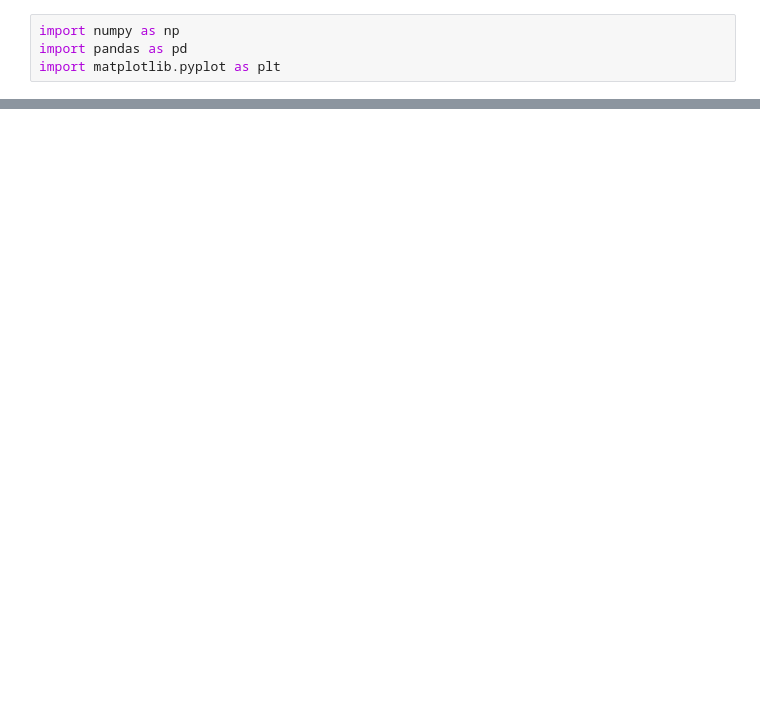
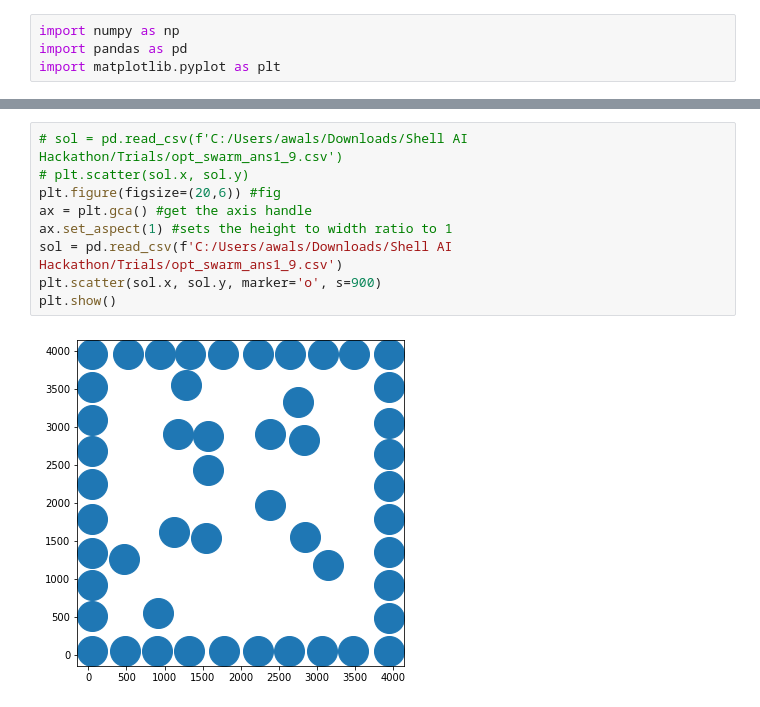
Before and after one commit to amw-18/Shell-AI-Hackathon, a Jupyter notebook: PSO/pso_swarm_visualization.ipynb, the cells around one changed output, grey strips where cells are left out. Drawn from its saved outputs; the diff is of its cells as text; blank space fills up the shorter version.

```diff
--- a/PSO/pso_swarm_visualization.ipynb
+++ b/PSO/pso_swarm_visualization.ipynb
@@ -41,2 +43,13 @@ plt.show()
+# %%
+# sol = pd.read_csv(f'C:/Users/awals/Downloads/Shell AI Hackathon/Trials/opt_swarm_ans1_9.csv')
+# plt.scatter(sol.x, sol.y)
+plt.figure(figsize=(20,6)) #fig
+ax = plt.gca() #get the axis handle
+ax.set_aspect(1) #sets the height to width ratio to 1
+sol = pd.read_csv(f'C:/Users/awals/Downloads/Shell AI Hackathon/Trials/opt_swarm_ans1_9.csv')
+plt.scatter(sol.x, sol.y, marker='o', s=900)
+plt.show()
+# %% [output]
+[figure, added]
 # %%
 a = np.linspace(0.0033, 1, 100)
```
Also changed, not shown: parts of 5 cells of this notebook, 16 other files.
